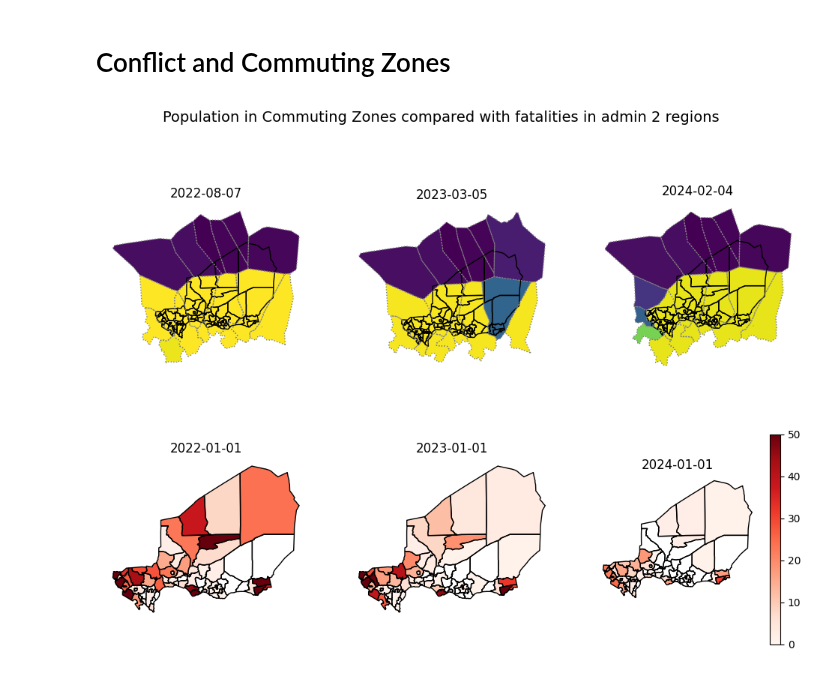
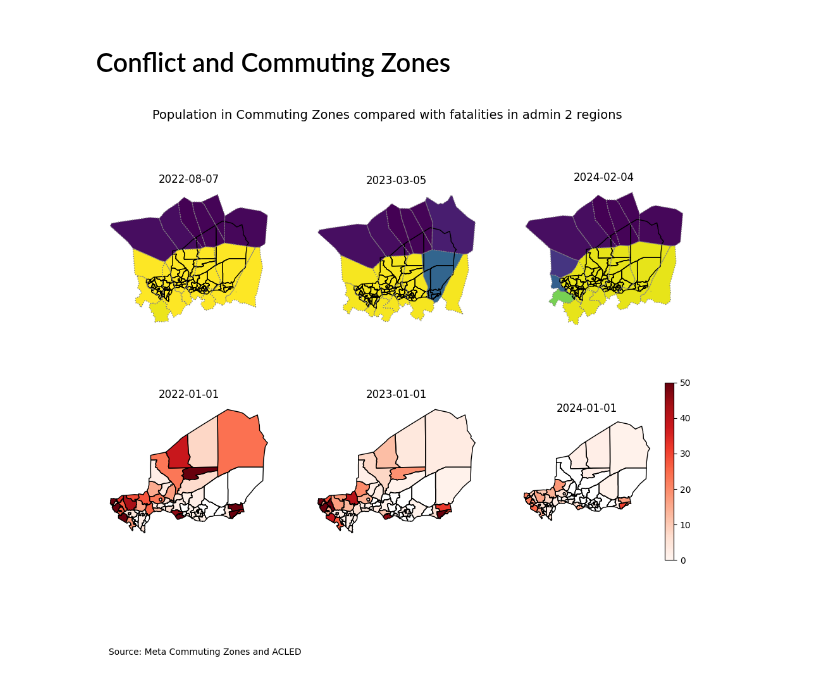
Before and after one commit to datapartnership/niger-economic-monitoring, a Jupyter notebook: notebooks/sample-indicators/conflict-and-commuting-zones.ipynb, the cells around one changed output. Saved outputs shown, nothing was run; the diff lists cells and outputs as text; code cells hidden in the pictures.

Commit message:
add observations and figure titles

```diff
--- a/notebooks/sample-indicators/conflict-and-commuting-zones.ipynb
+++ b/notebooks/sample-indicators/conflict-and-commuting-zones.ipynb
@@ -51,32 +51,32 @@ for i, date in enumerate(['2022-08-07', '2023-03-05', '2024-02-04']):
     ax[i].spines['bottom'].set_visible(False)
     ax[i].spines['right'].set_visible(False)
     ax[i].spines['left'].set_visible(False)
 
 for idx, date in enumerate(['2022-01-01', '2023-01-01', '2024-01-01']):
     i = idx+3
 
     if i>4:
         legend_bool=True
     else:
         legend_bool=False
 
     niger_adm2.boundary.plot(ax=ax[i], color='black', linewidth=1)
     acled_yearly_adm2[acled_yearly_adm2['event_date']==date].plot(ax=ax[i], column='nrEvents', cmap='Reds',vmin=0, vmax=50, legend=legend_bool)
     ax[i].set_title(date)
 
     ax[i].set_xticks([])
     ax[i].set_yticks([])
     ax[i].spines['top'].set_visible(False)
     ax[i].spines['bottom'].set_visible(False)
     ax[i].spines['right'].set_visible(False)
     ax[i].spines['left'].set_visible(False)
 
 
 
-#ax[0].text(0,0,'Source: Meta Commuting Zones')
+ax[3].text(0,0,'Source: Meta Commuting Zones and ACLED')
 
 plt.suptitle('Population in Commuting Zones compared with fatalities in admin 2 regions', x=0.5, y=1, fontsize=14);
 
 #fig.savefig('../../docs/images/commuting_zones_population.svg', format='SVG', dpi=300);
 # %% [output]
-[figure, old version]
+[figure, new version]
```
Also changed, not shown: 2 other files.
